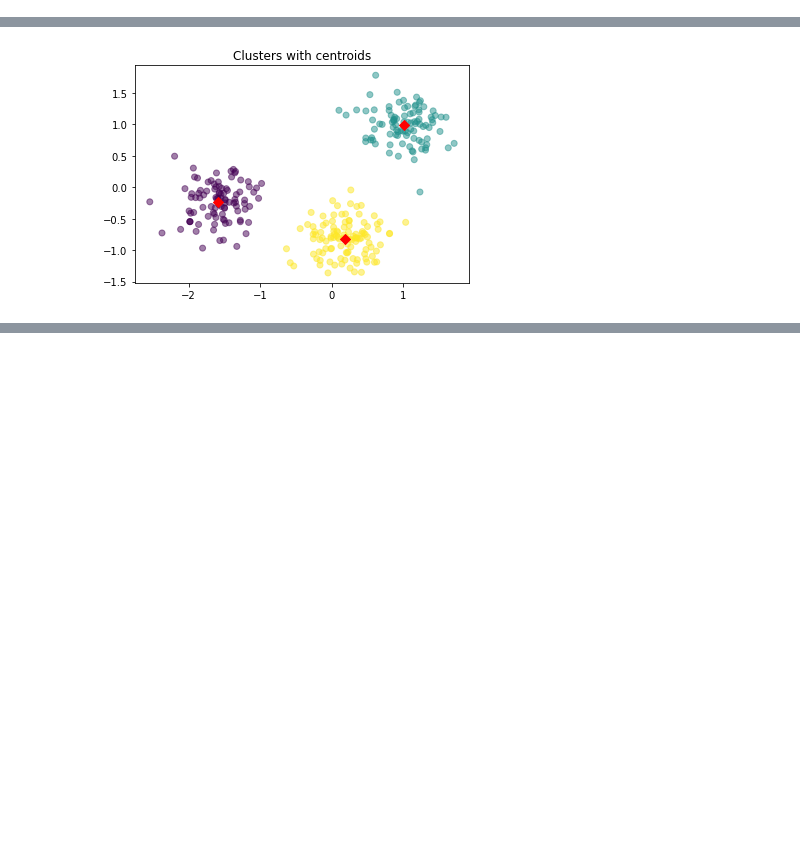
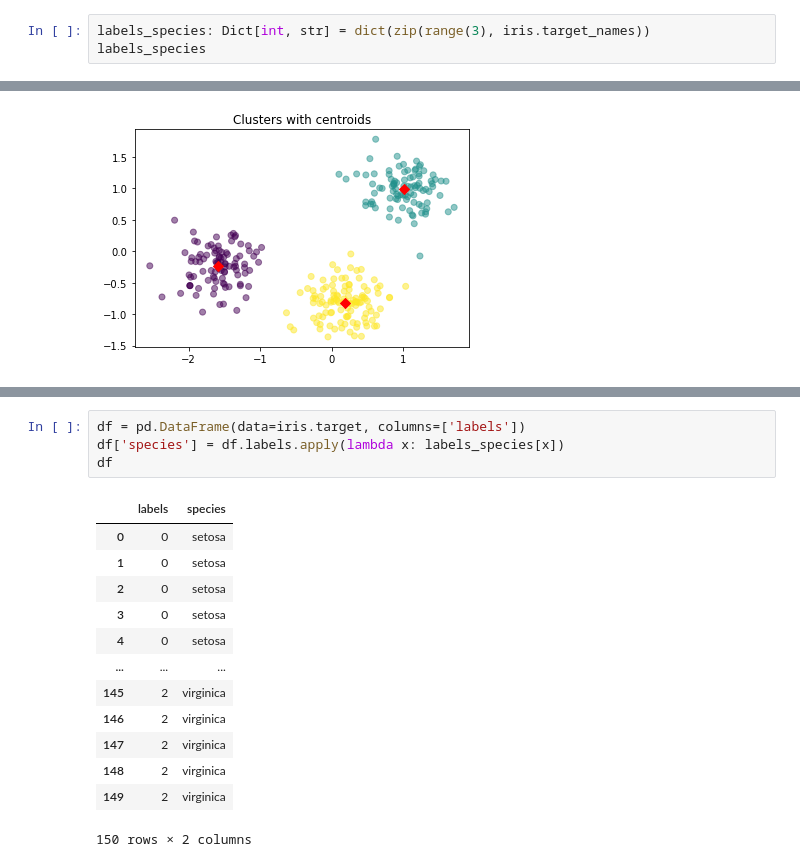
Before and after one commit to kbantoec/unsupervised_learning, a Jupyter notebook: clustering_for_dataset_exploration.ipynb, the cells around one changed output, grey strips where cells are left out. Drawn from its saved outputs; the diff is of its cells as text; blank space fills up the shorter version.

```diff
--- a/clustering_for_dataset_exploration.ipynb
+++ b/clustering_for_dataset_exploration.ipynb
@@ -40,0 +65,3 @@ iris_features.head(3)
+# %%
+labels_species: Dict[int, str] = dict(zip(range(3), iris.target_names))
+labels_species
@@ -190,0 +255,18 @@ We have seen how to use k-means to cluster the iris samples into three clusters.
+# %%
+df = pd.DataFrame(data=iris.target, columns=['labels'])
+df['species'] = df.labels.apply(lambda x: labels_species[x])
+df
+# %% [output]
+|  | labels | species |
+| 0 | 0 | setosa |
+| 1 | 0 | setosa |
+| 2 | 0 | setosa |
+| 3 | 0 | setosa |
+| 4 | 0 | setosa |
+| ... | ... | ... |
+| 145 | 2 | virginica |
+| 146 | 2 | virginica |
+| 147 | 2 | virginica |
+| 148 | 2 | virginica |
+| 149 | 2 | virginica |
+150 rows × 2 columns
```
Also changed, not shown: parts of 19 cells of this notebook.
